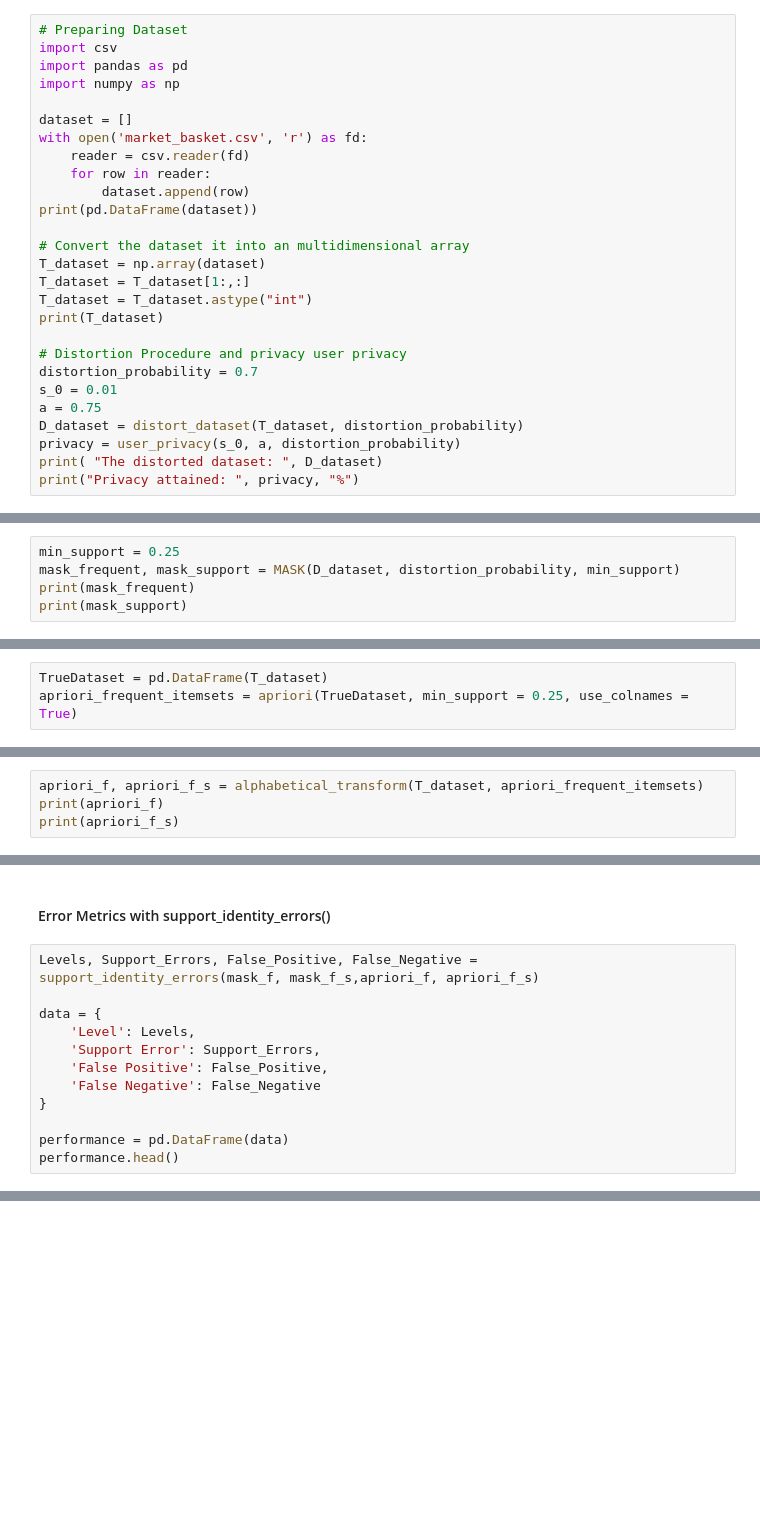
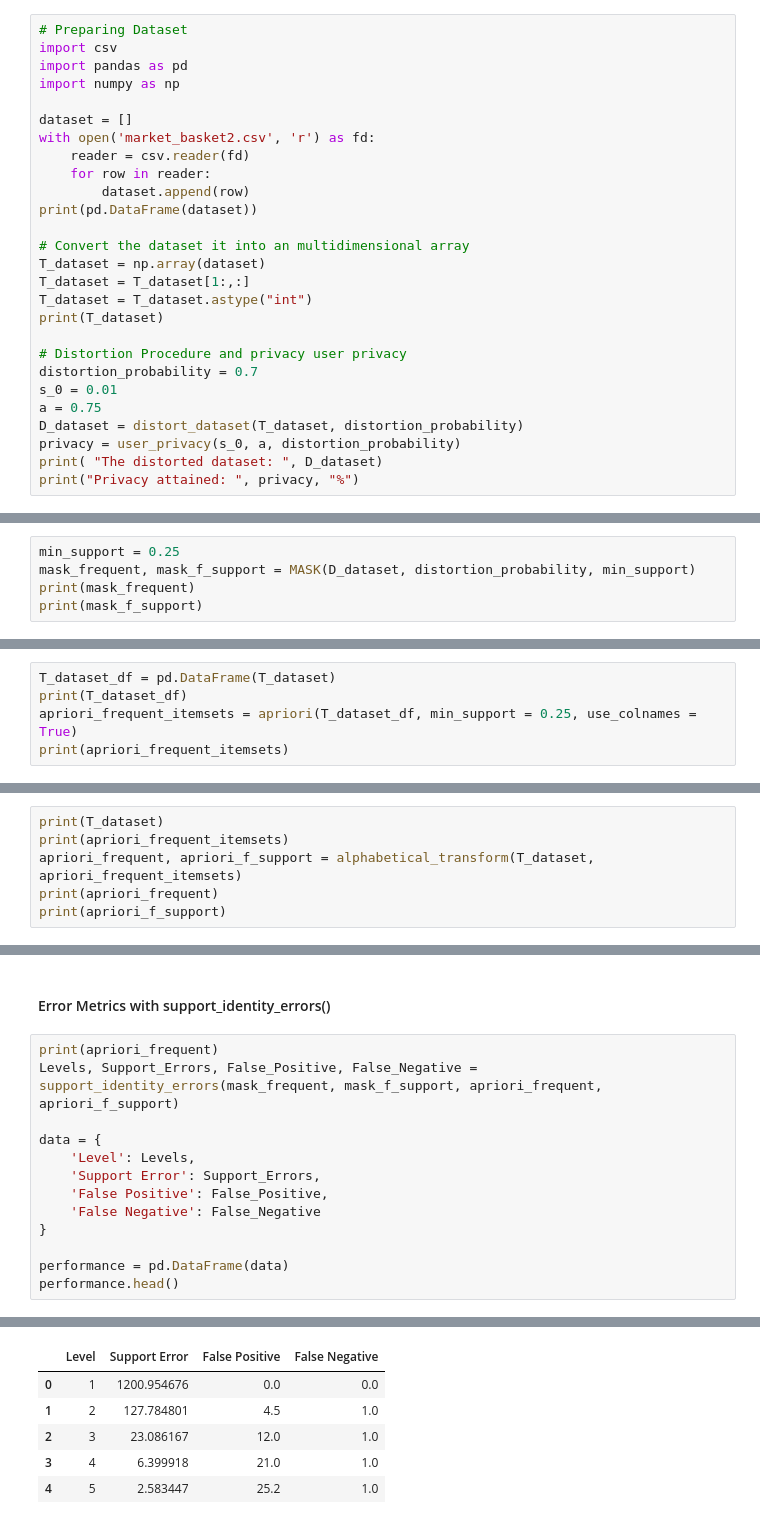
Before and after one commit to amirmashmool/DPP_Final_Project, a Jupyter notebook: mask.ipynb, the cells around one changed output, grey strips where cells are left out. Drawn from its saved outputs; the diff is of its cells as text; blank space fills up the shorter version.

```diff
--- a/mask.ipynb
+++ b/mask.ipynb
@@ -361,7 +579,7 @@ import pandas as pd
 import numpy as np
 
 dataset = []
-with open('market_basket.csv', 'r') as fd:
+with open('market_basket2.csv', 'r') as fd:
     reader = csv.reader(fd)
     for row in reader:
         dataset.append(row)
@@ -408,5 +626,5 @@ MASK() will provide us with
 # %%
 min_support = 0.25
-mask_frequent, mask_support = MASK(D_dataset, distortion_probability, min_support)
+mask_frequent, mask_f_support = MASK(D_dataset, distortion_probability, min_support)
 print(mask_frequent)
-print(mask_support)
+print(mask_f_support)
@@ -413,5 +649,7 @@ print(mask_support)
 # %% [markdown]
 #### Apriori Algorithm from mlxtend.frequent_patterns package
 # %%
-TrueDataset = pd.DataFrame(T_dataset)
-apriori_frequent_itemsets = apriori(TrueDataset, min_support = 0.25, use_colnames = True)
+T_dataset_df = pd.DataFrame(T_dataset)
+print(T_dataset_df)
+apriori_frequent_itemsets = apriori(T_dataset_df, min_support = 0.25, use_colnames = True)
+print(apriori_frequent_itemsets)
@@ -418,4 +674,6 @@ apriori_frequent_itemsets = apriori(TrueDataset, min_support = 0.25, use_colname
 # %%
-apriori_f, apriori_f_s = alphabetical_transform(T_dataset, apriori_frequent_itemsets)
-print(apriori_f)
-print(apriori_f_s)
+print(T_dataset)
+print(apriori_frequent_itemsets)
+apriori_frequent, apriori_f_support = alphabetical_transform(T_dataset, apriori_frequent_itemsets)
+print(apriori_frequent)
+print(apriori_f_support)
@@ -422,7 +698,8 @@ print(apriori_f_s)
 # %% [markdown]
 #### Error Metrics with support_identity_errors()
 # %%
-Levels, Support_Errors, False_Positive, False_Negative = support_identity_errors(mask_f, mask_f_s,apriori_f, apriori_f_s)
+print(apriori_frequent)
+Levels, Support_Errors, False_Positive, False_Negative = support_identity_errors(mask_frequent, mask_f_support, apriori_frequent, apriori_f_support)
 
 data = {
     'Level': Levels,
@@ -433,3 +710,4 @@ data = {
 
 performance = pd.DataFrame(data)
 performance.head()
+# %% [output]
@@ -435,0 +725,6 @@ performance.head()
+|  | Level | Support Error | False Positive | False Negative |
+| 0 | 1 | 1200.954676 | 0.0 | 0.0 |
+| 1 | 2 | 127.784801 | 4.5 | 1.0 |
+| 2 | 3 | 23.086167 | 12.0 | 1.0 |
+| 3 | 4 | 6.399918 | 21.0 | 1.0 |
+| 4 | 5 | 2.583447 | 25.2 | 1.0 |
```
Also changed, not shown: parts of 16 cells of this notebook, 1 other file.
